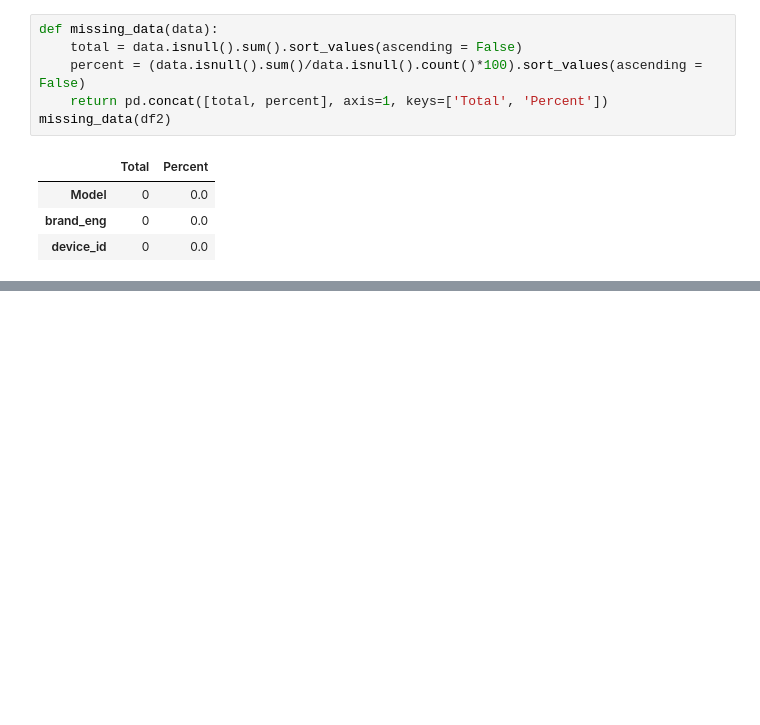
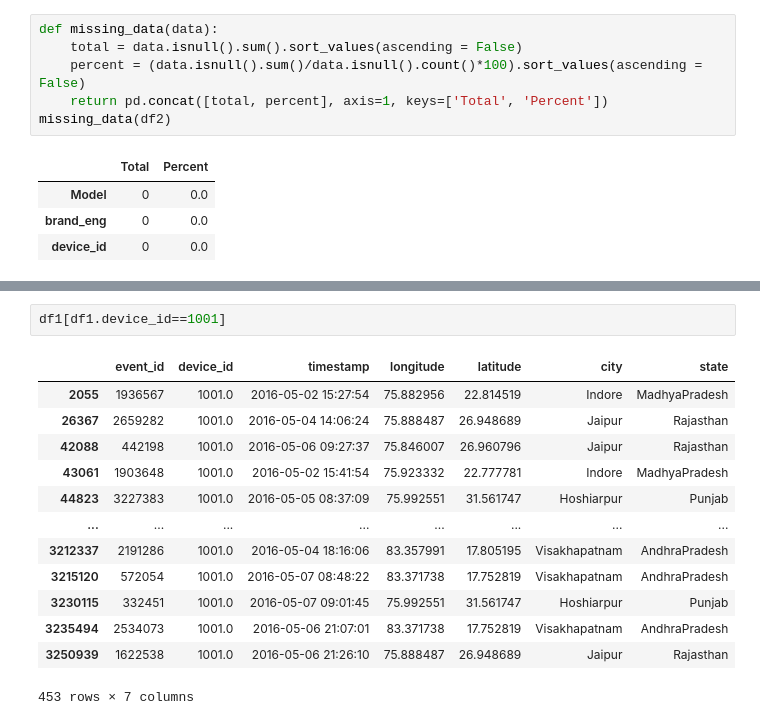
Before and after one commit to pathakchiranjit/Capstone_CDF_April21, a Jupyter notebook: CDF_projects_1004.ipynb, the cells around one changed output, grey strips where cells are left out. Drawn from its saved outputs; the diff is of its cells as text; blank space fills up the shorter version.

```diff
--- a/CDF_projects_1004.ipynb
+++ b/CDF_projects_1004.ipynb
@@ -255,0 +307,16 @@ missing_data(df2)
+# %%
+df1[df1.device_id==1001]
+# %% [output]
+|  | event_id | device_id | timestamp | longitude | latitude | city | state |
+| 2055 | 1936567 | 1001.0 | 2016-05-02 15:27:54 | 75.882956 | 22.814519 | Indore | MadhyaPradesh |
+| 26367 | 2659282 | 1001.0 | 2016-05-04 14:06:24 | 75.888487 | 26.948689 | Jaipur | Rajasthan |
+| 42088 | 442198 | 1001.0 | 2016-05-06 09:27:37 | 75.846007 | 26.960796 | Jaipur | Rajasthan |
+| 43061 | 1903648 | 1001.0 | 2016-05-02 15:41:54 | 75.923332 | 22.777781 | Indore | MadhyaPradesh |
+| 44823 | 3227383 | 1001.0 | 2016-05-05 08:37:09 | 75.992551 | 31.561747 | Hoshiarpur | Punjab |
+| ... | ... | ... | ... | ... | ... | ... | ... |
+| 3212337 | 2191286 | 1001.0 | 2016-05-04 18:16:06 | 83.357991 | 17.805195 | Visakhapatnam | AndhraPradesh |
+| 3215120 | 572054 | 1001.0 | 2016-05-07 08:48:22 | 83.371738 | 17.752819 | Visakhapatnam | AndhraPradesh |
+| 3230115 | 332451 | 1001.0 | 2016-05-07 09:01:45 | 75.992551 | 31.561747 | Hoshiarpur | Punjab |
+| 3235494 | 2534073 | 1001.0 | 2016-05-06 21:07:01 | 83.371738 | 17.752819 | Visakhapatnam | AndhraPradesh |
+| 3250939 | 1622538 | 1001.0 | 2016-05-06 21:26:10 | 75.888487 | 26.948689 | Jaipur | Rajasthan |
+453 rows × 7 columns
```
Also changed, not shown: parts of 7 cells of this notebook.
